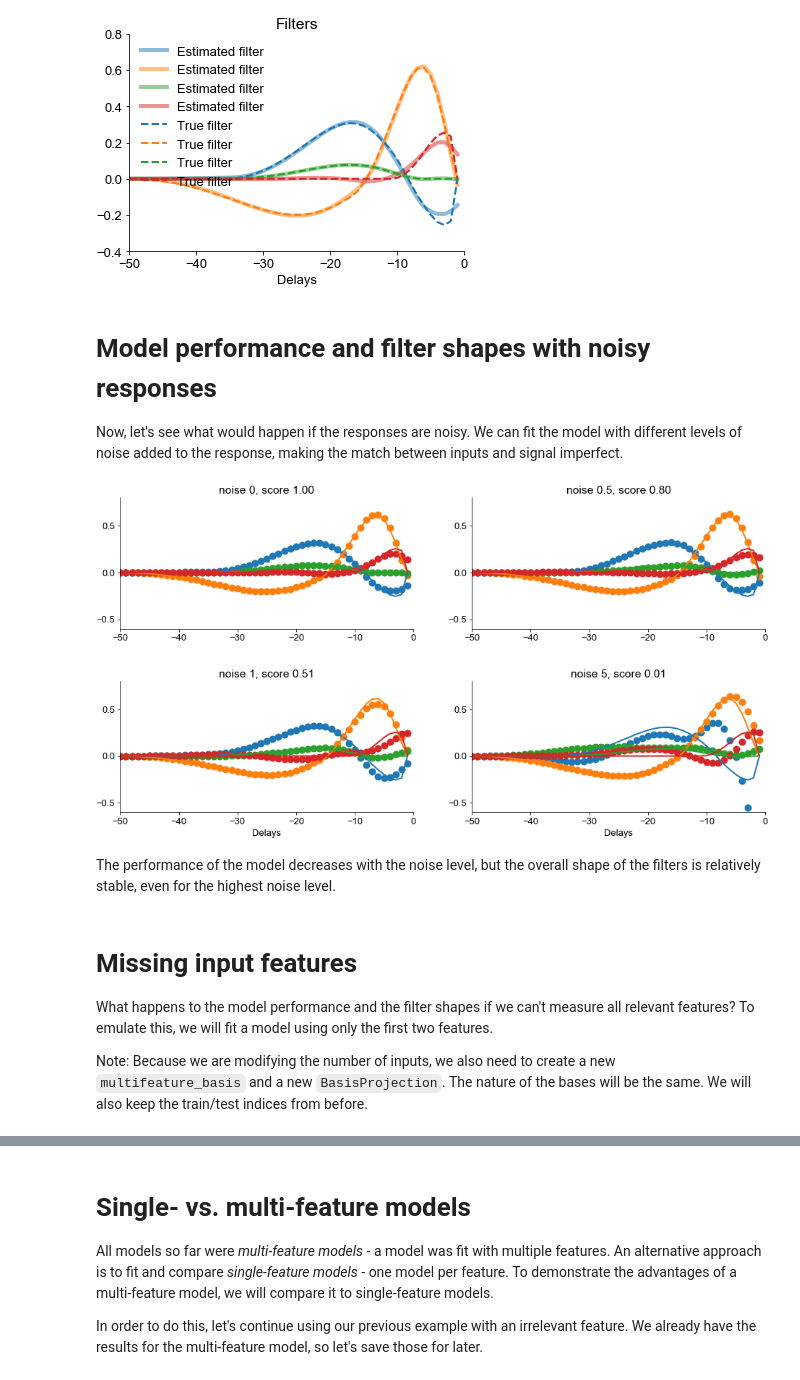
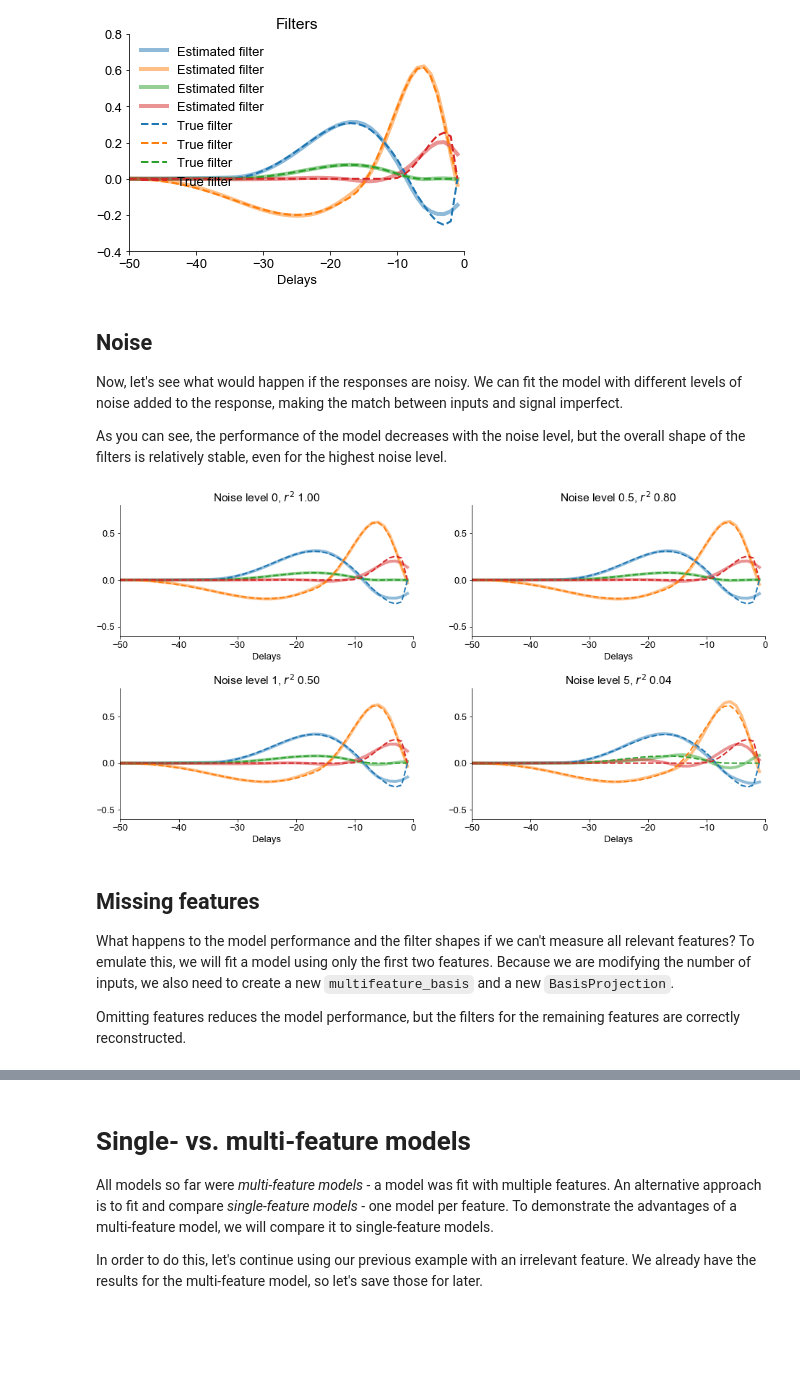
Before and after one commit to janclemenslab/glm_utils, a Jupyter notebook: demo/multiple_inputs.ipynb, the cells around one changed output, grey strips where cells are left out. Saved outputs shown, nothing was run; the diff lists cells and outputs as text; code cells hidden in the pictures; blank space fills up the shorter version.

```diff
--- a/demo/multiple_inputs.ipynb
+++ b/demo/multiple_inputs.ipynb
@@ -139,45 +139,49 @@ plt.show()
 # %% [output]
 [figure]
 # %% [markdown]
-# Model performance and filter shapes with noisy responses
+## Noise
+
 Now, let's see what would happen if the responses are noisy. We can fit the model with different levels of noise added to the response, making the match between inputs and signal imperfect.
+
+As you can see, the performance of the model decreases with the noise level, but the overall shape of the filters is relatively stable, even for the highest noise level.
 # %%
 noise_levels = [0, 0.5, 1, 5]
 plt.figure(figsize=(16, 8))
 for jj, noise_level in enumerate(noise_levels):
 
     # add noise to the response
-    y_noisy = ymulti + np.random.normal(ymulti.mean(), ymulti.std(), ymulti.shape[0])*noise_level # add noise to signal
+    y_noisy = ymulti + np.random.normal(ymulti.mean(), ymulti.std(), ymulti.shape[0])*noise_level
 
     # train
     lr = lm.LinearRegression()
     lr.fit(Xmulti_b[train_idxs], y_noisy[train_idxs])
 
     # reconstruct
     basis_weights = lr.coef_
     estimated_filters = basis_multi_projection.inverse_transform(basis_weights)
-    estimated_filters = estimated_filters.reshape((-1,window_size))
+    estimated_filters = estimated_filters.reshape((-1,filter_duration))
 
     # plot
     plt.subplot(2, 2, jj+1)
-    plt.plot(T, estimated_filters.T, 'o', linewidth=2, markersize=10)
+
+    plt.plot(T, estimated_filters.T, linewidth=4, alpha=0.5, label='Estimated filter')
+    plt.gca().set_prop_cycle(None)
+    plt.plot(T, filters, '--', linewidth=2, label='True filter')
+    plt.xlabel('Delays')
+    plt.title(f'Noise level {noise_level}, $r^2$ {lr.score(Xmulti_b[test_idxs], y_noisy[test_idxs]):0.2f}')
     plt.ylim([-0.6, 0.8])
-    plt.gca().set_prop_cycle(None)
-    plt.plot(T, filters, linewidth=2)
-    plt.title(f'noise {noise_level}, score {lr.score(Xmulti_b[test_idxs], y_noisy[test_idxs]):0.2f}')
     if jj > 1:
         plt.xlabel('Delays')
 plt.subplots_adjust(hspace=0.4)
 plt.show()
 # %% [output]
-[figure, old version]
+[figure, new version]
-# %% [markdown]
- The performance of the model decreases with the noise level, but the overall shape of the filters is relatively stable, even for the highest noise level.
 # %% [markdown]
-# Missing input features
-What happens to the model performance and the filter shapes if we can't measure all relevant features? To emulate this, we will fit a model using only the first two features.
+## Missing features
 
-Note: Because we are modifying the number of inputs, we also need to create a new `multifeature_basis` and a new `BasisProjection`. The nature of the bases will be the same. We will also keep the train/test indices from before.
+What happens to the model performance and the filter shapes if we can't measure all relevant features? To emulate this, we will fit a model using only the first two features. Because we are modifying the number of inputs, we also need to create a new `multifeature_basis` and a new `BasisProjection`.
+
+Omitting features reduces the model performance, but the filters for the remaining features are correctly reconstructed.
 # %%
 nb_stim_incomplete = 2
 
```
Also changed, not shown: parts of 6 cells of this notebook.
